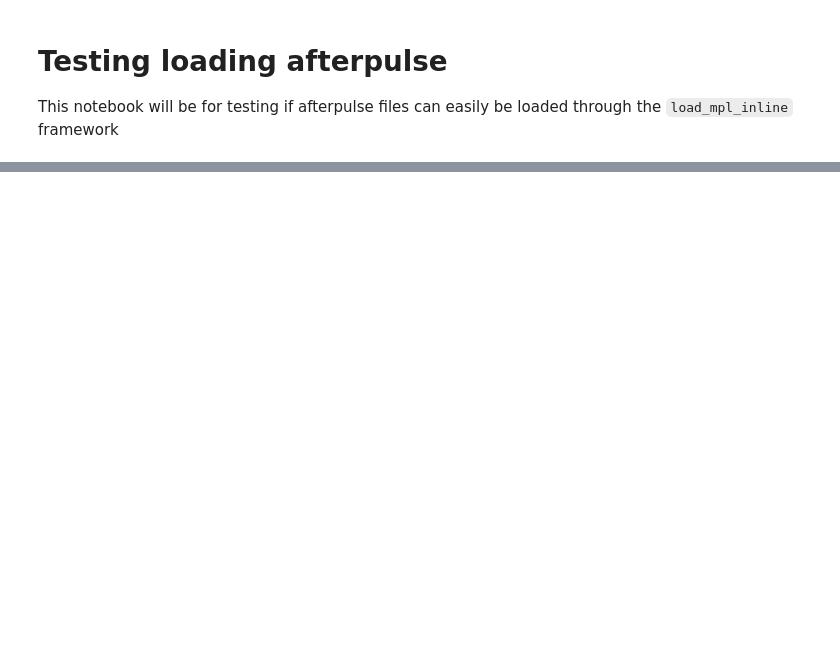
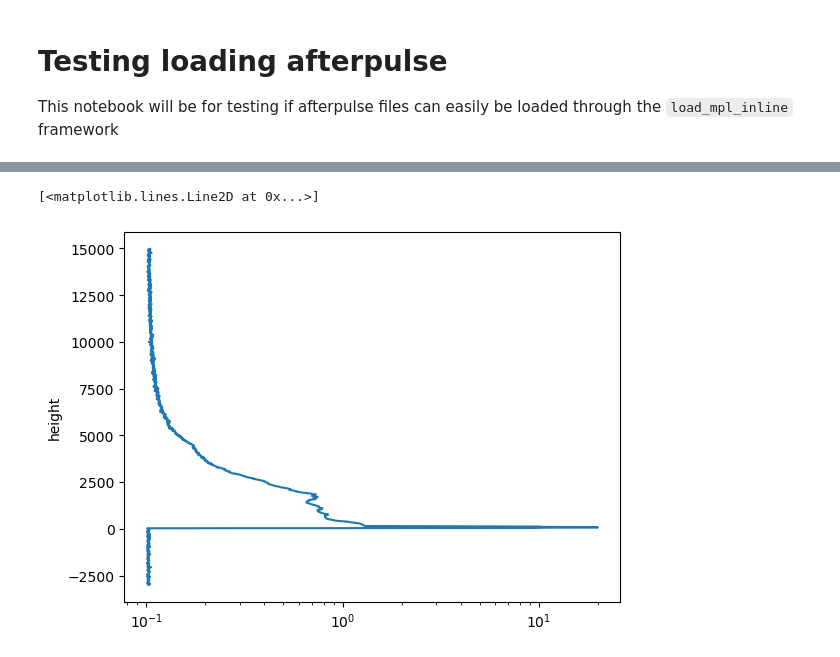
Before and after one commit to DAndrewA/mplgz2ingested, a Jupyter notebook: test_load_afterpulse.ipynb, the cells around one changed output, grey strips where cells are left out. Cells and saved outputs as stored; diff of their text form; code cells hidden in the pictures; blank space fills up the shorter version.

```diff
--- a/test_load_afterpulse.ipynb
+++ b/test_load_afterpulse.ipynb
@@ -88,0 +107,5 @@ Data variables:
+# %%
+aft2.plot(y='height',xscale='log')
+# %% [output]
+[<matplotlib.lines.Line2D at 0x...>]
+[figure, added]
```
Also changed, not shown: parts of 10 cells of this notebook.
